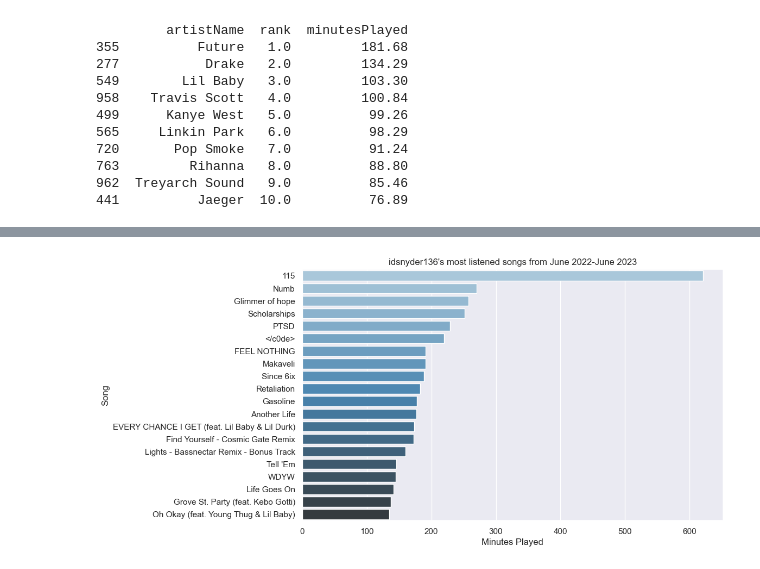
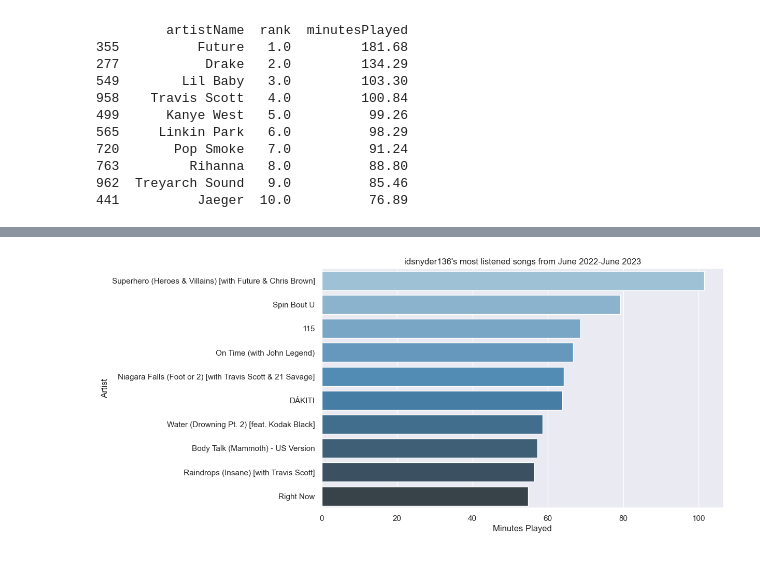
Before and after one commit to iansnyder333/Spotify_Wrapped, a Jupyter notebook: src/VisualiseHistory.ipynb, the cells around one changed output, grey strips where cells are left out. Saved outputs shown, nothing was run; the diff lists cells and outputs as text; code cells hidden in the pictures.

```diff
--- a/src/VisualiseHistory.ipynb
+++ b/src/VisualiseHistory.ipynb
@@ -10,10 +10,10 @@ sns.set_theme()
 # %%
 test = StreamingHistory(
         [
-            "/Users/iansnyder/Desktop/Projects/Spotify_Proj/Data/MyData/StreamingHistory0.json",
-            "/Users/iansnyder/Desktop/Projects/Spotify_Proj/Data/MyData/StreamingHistory1.json",
-            "/Users/iansnyder/Desktop/Projects/Spotify_Proj/Data/MyData/StreamingHistory2.json",
-            "/Users/iansnyder/Desktop/Projects/Spotify_Proj/Data/MyData/StreamingHistory3.json",
+            "/Users/iansnyder/Desktop/Projects/Spotify_Proj/Spotify_Wrapped/Data/MyData/StreamingHistory0.json",
+            "/Users/iansnyder/Desktop/Projects/Spotify_Proj/Spotify_Wrapped/Data/MyData/StreamingHistory1.json",
+            "/Users/iansnyder/Desktop/Projects/Spotify_Proj/Spotify_Wrapped/Data/MyData/StreamingHistory2.json",
+            "/Users/iansnyder/Desktop/Projects/Spotify_Proj/Spotify_Wrapped/Data/MyData/StreamingHistory3.json",
         ],
         id="idsnyder136",
     )
@@ -107,10 +117,10 @@ print("\n")
 # %%
-df = test.get_user_data("trackName")
+df = test.get_season_son("winter")
 plt.figure(figsize=(10, 6)) # Adjust the size of the plot as needed
-sns.barplot(x='minutesPlayed', y="trackName", data=df, palette="Blues_d")
+sns.barplot(x='minutesPlayed', y='trackName', data=df, palette="Blues_d")
 plt.xlabel('Minutes Played')
-plt.ylabel('Song')
+plt.ylabel('Artist')
 plt.title(f"{test.id}'s most listened songs from June 2022-June 2023")
 plt.show()
 # %% [output]
-[figure, old version]
+[figure, new version]
```
Also changed, not shown: parts of 3 cells of this notebook.
